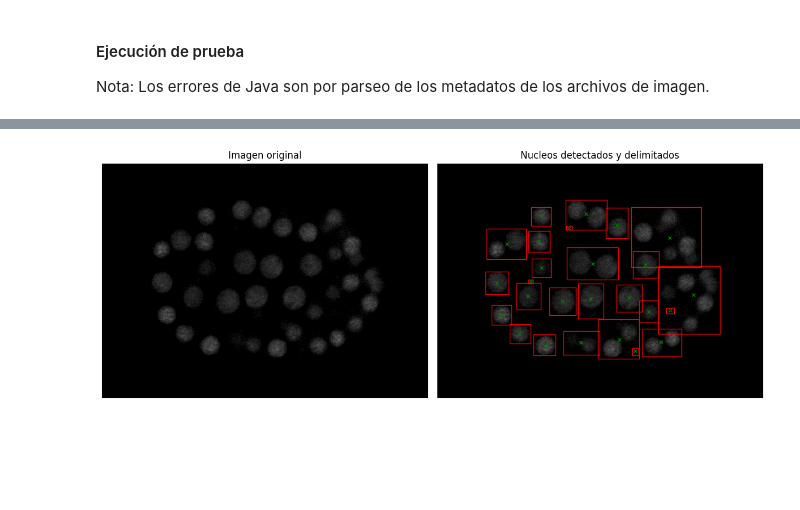
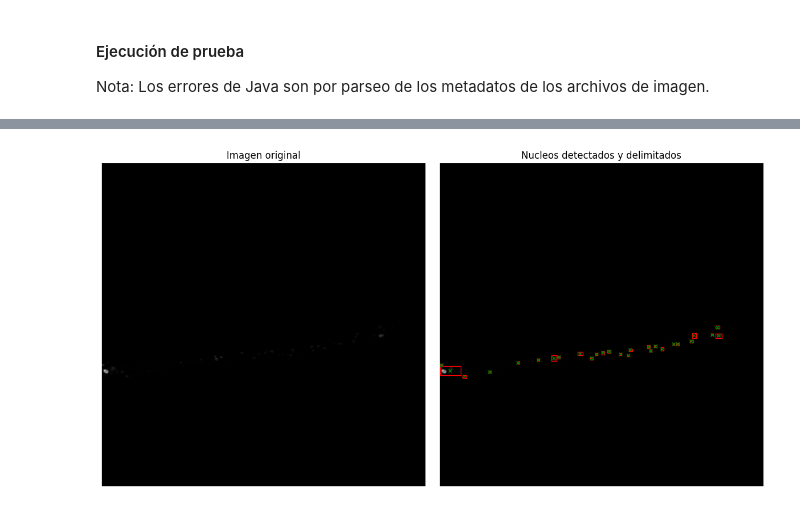
Before and after one commit to NicSal-BadRequest/BioPictureTools, a Jupyter notebook: VersionColab/RastreadorNucleosDeGusano.ipynb, the cells around one changed output, grey strips where cells are left out. Drawn from its saved outputs; the diff is of its cells as text; code cells hidden in the pictures; blank space fills up the shorter version.

Commit message:
modificados:     VersionColab/RastreadorNucleosDeGusano.ipynb

```diff
--- a/VersionColab/RastreadorNucleosDeGusano.ipynb
+++ b/VersionColab/RastreadorNucleosDeGusano.ipynb
@@ -197,7 +199,7 @@ class BioImageHandler():
 
         return imgBinMatriz
 # %%
-class RastreadorGusanos(BioImageHandler):
+class WormTracker(BioImageHandler):
     '''
         A partir de una bioimagen de un canal de fluorescencia de nucleos:
         - Detección y rotulo de los nucleos.
@@ -365,6 +367,29 @@ class RastreadorGusanos(BioImageHandler):
 
         plt.tight_layout()
         plt.show()
+
+    def calcular_fluorescencia(self, dic_nucleos, imagen):
+        """
+        Calcula la fluorescencia total por núcleo.
+
+        dic_nucleos: dict con {"nucleo_1": [(x1,y1), (x2,y2), ...], ...}
+        imagen: numpy array con intensidades de fluorescencia
+
+        return: dict con {"nucleo_1": valor_fluorescencia, ...}
+        """
+        fluorescencias = {}
+        for nucleo, coords in dic_nucleos.items():
+            valores = [imagen[y, x] for x, y in coords]  # ojo: numpy usa [fila=y, columna=x]
+            fluorescencias[nucleo] = np.sum(valores)
+
+        # Convertimos a lista para análisis
+        valores_fluorescencias = list(fluorescencias.values())
+
+        # Promedio y desviación estándar
+        media = np.mean(valores_fluorescencias)
+        desv_est = np.std(valores_fluorescencias)
+
+        return fluorescencias, valores_fluorescencias, media, desv_est
 # %% [markdown]
 ### 4 - Ejemplo de Uso
 # %% [markdown]
@@ -372,7 +397,7 @@ class RastreadorGusanos(BioImageHandler):
 # %%
 ruta_base = "/home/nephelim/Documentos/Investigacion/BioPictureTools/SetImagenes_1/"
 ruta_prueba_1 = ruta_base + "RADSMAD ztf30 1.ids"
-ruta_prueba_2 = ruta_base + "example.png"
+ruta_prueba_2 = ruta_base + "RADSMAD WT 2.ids"
 # %% [markdown]
 #### Ejecución de prueba
 
@@ -432,8 +449,8 @@ KeyboardInterrupt:
 # %%
-nuevoRastreador = RastreadorGusanos(ruta_prueba_2)
-nuevoRastreador.procesarImagen(canal=1, threshold=0.97)
-nuevoRastreador.buscarNucleos(tol_cerrada = 5, tol_abierta = 5)
-nuevoRastreador.centroidesNucleos()
-nuevoRastreador.coordenadasDeNucleos()
-nuevoRastreador.graficarNucleosRastreados(rotulosON=False)
+nuevoRastreador_2 = WormTracker(ruta_prueba_2)
+nuevoRastreador_2.procesarImagen(tipo=BioImagenDim._3D, canal=1, threshold=0.05)
+nuevoRastreador_2.buscarNucleos(tol_cerrada = 5, tol_abierta = 5)
+nuevoRastreador_2.centroidesNucleos()
+nuevoRastreador_2.coordenadasDeNucleos()
+nuevoRastreador_2.graficarNucleosRastreados(rotulosON=False)
 # %% [output]
@@ -441 +474 @@ Shape de la imagen: (514, 714)
-[figure, old version]
+[figure, new version]
```
Also changed, not shown: parts of 7 cells of this notebook.
